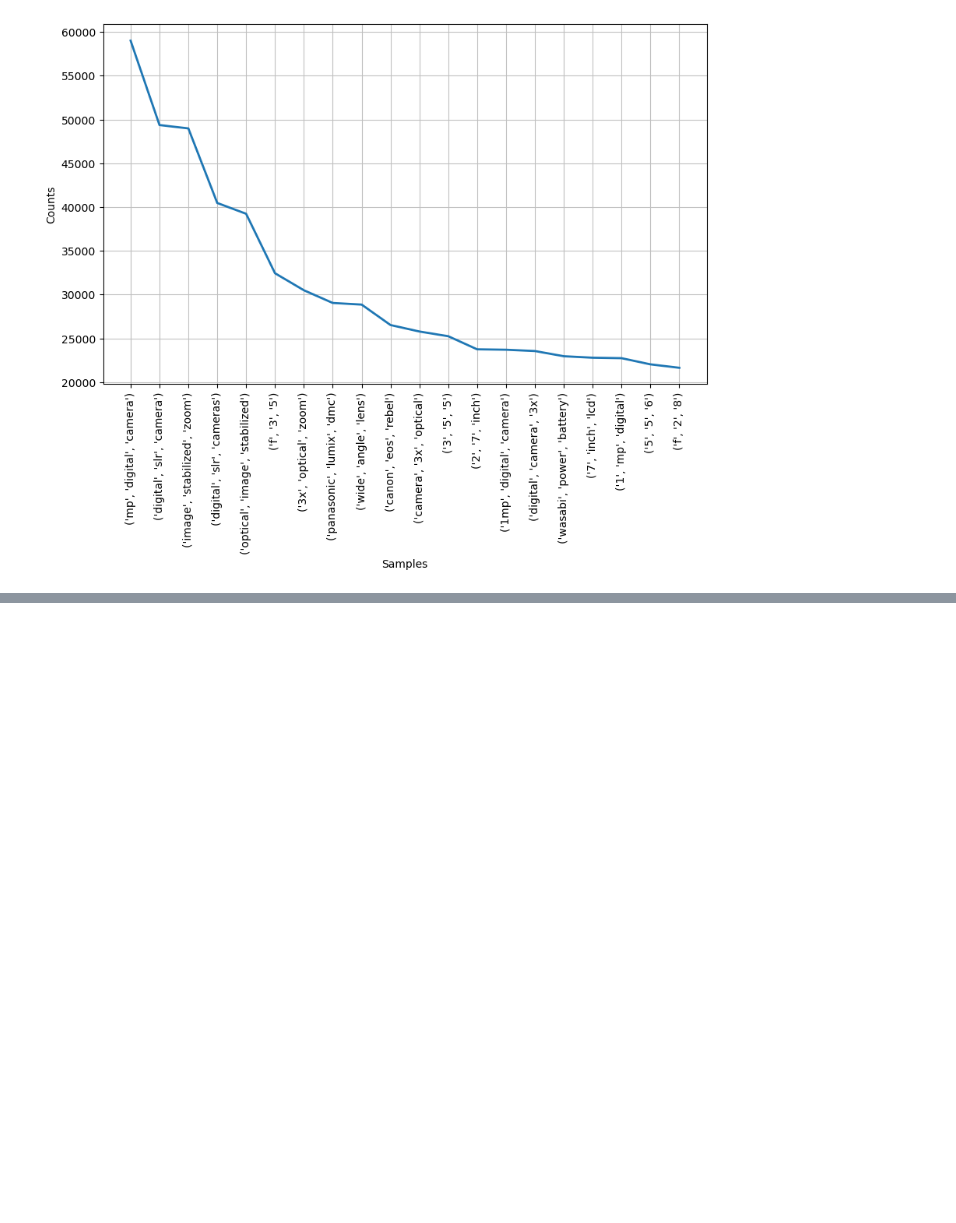
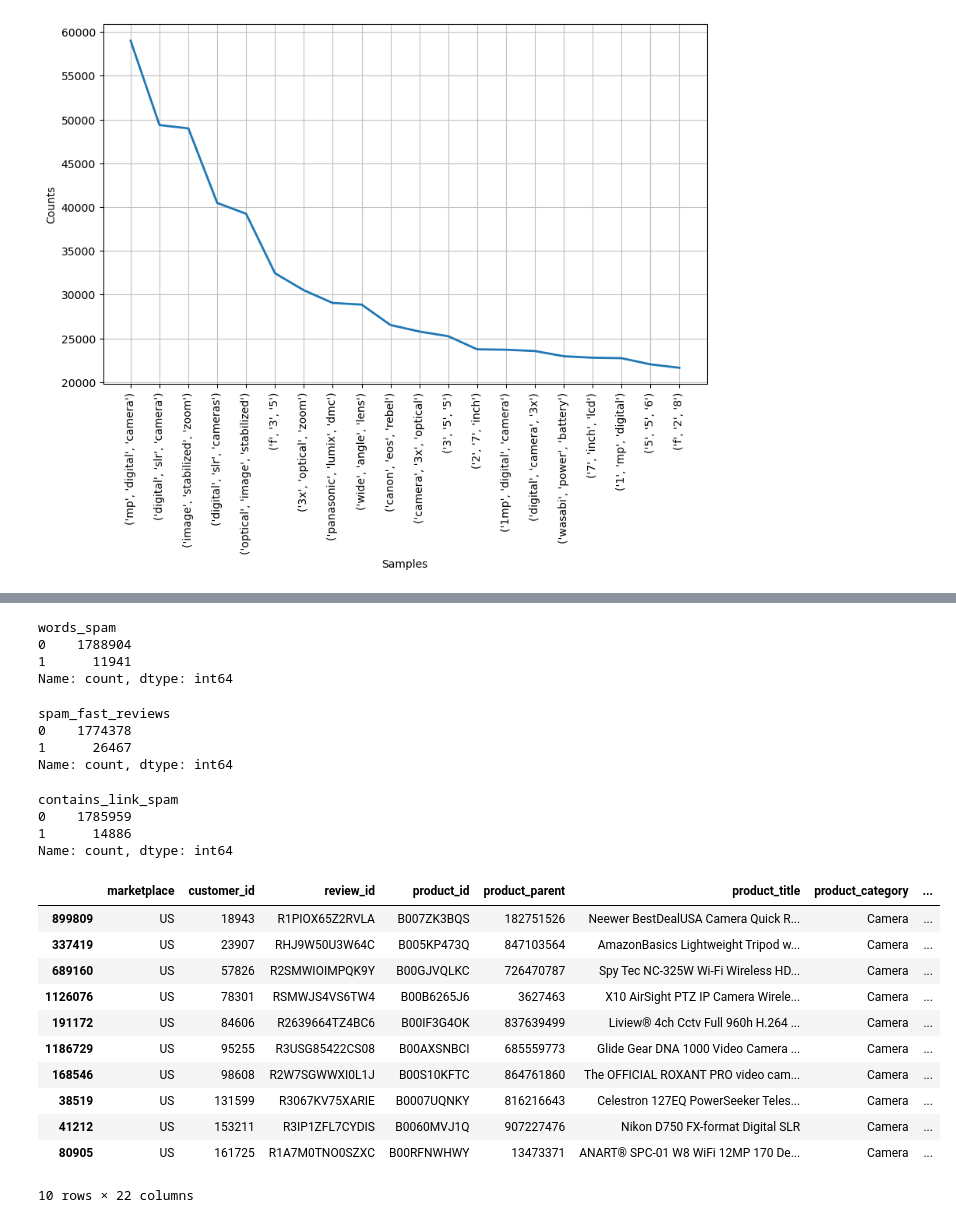
Before and after one commit to ezwang8/AI_BOOTCAMP_Group_Project_3_Amazon, a Jupyter notebook: Project_3.ipynb, the cells around one changed output, grey strips where cells are left out. Cells and saved outputs as stored; diff of their text form; code cells hidden in the pictures; blank space fills up the shorter version.

```diff
--- a/Project_3.ipynb
+++ b/Project_3.ipynb
@@ -338,0 +392,77 @@ plot_ngram('cleaned_without_stopwords', 3)
+# %%
+# Flag reviews with 5 or fewer words
+df["short_review"] = df["review_body"].apply(lambda x: 1 if len(x.split()) <= 5 else 0)
+
+# Mark spam to short reviews and spam_keyword reviews if they're also unverified
+df["words_spam"] = df.apply(lambda row: 1 if (
+    (row["short_review"] == 1 and row["verified_purchase"] == 0) or  # Must be Short & Unverified
+    (row["short_review"] == 1 and any(word in row["review_body"].lower() for word in spam_related_words))  # Must be Short & Spam Words
+) else 0, axis=1)
+
+# Check the current spam count
+print(df["words_spam"].value_counts())
+# %% [output]
+words_spam
+0    1788904
+1      11941
+Name: count, dtype: int64
+# %%
+# Sort reviews by customer_id and review_date
+df = df.sort_values(by=["customer_id", "review_date"])
+
+# Compute the difference in days between consecutive reviews from the same customer
+df["same_day_review"] = df.groupby("customer_id")["review_date"].diff().dt.days
+
+# Flag customers who post multiple reviews on the same day
+df["fast_reviews"] = df["same_day_review"].apply(lambda x: 1 if x is not None and x == 0 else 0)
+
+# Count how many fast reviews each customer posts per day
+fast_reviews_per_day = df[df["fast_reviews"] == 1].groupby(["customer_id", "review_date"]).size().reset_index(name="fast_review_count")
+
+# Flag customers who posted 10 or more fast reviews in a single day
+spam_fast_customers = fast_reviews_per_day[fast_reviews_per_day["fast_review_count"] >= 10]["customer_id"].unique()
+
+# Add a new spam column for fast reviewers
+df["spam_fast_reviews"] = df["customer_id"].apply(lambda x: 1 if x in spam_fast_customers else 0)
+
+# Check how many customers were flagged
+print(df["spam_fast_reviews"].value_counts())
+# %% [output]
+spam_fast_reviews
+0    1774378
+1      26467
+Name: count, dtype: int64
+# %%
+# Regex pattern for detecting URLs
+url_pattern = r"https?://\S+|www\.\S+|\b[a-zA-Z0-9.-]+\.(com|net|org|edu|gov|co|io|me|us|uk|ca|de|jp|fr|au|in)\b"
+
+# Function to detect URLs in review_body
+def mark_link_spam(df):
+    df["contains_link_spam"] = df["review_body"].apply(lambda x: 1 if re.search(url_pattern, x) else 0)
+    return df
+
+# Apply the function
+df = mark_link_spam(df)
+
+# Count the # of URL reviews flagged
+print(df["contains_link_spam"].value_counts())
+
+# Preview flagged spam reviews
+df[df["contains_link_spam"] == 1].head(10)
+# %% [output]
+contains_link_spam
+0    1785959
+1      14886
+Name: count, dtype: int64
+|  | marketplace | customer_id | review_id | product_id | product_parent | product_title | product_category | ... |
+| 899809 | US | 18943 | R1PIOX65Z2RVLA | B007ZK3BQS | 182751526 | Neewer BestDealUSA Camera Quick R... | Camera | ... |
+| 337419 | US | 23907 | RHJ9W50U3W64C | B005KP473Q | 847103564 | AmazonBasics Lightweight Tripod w... | Camera | ... |
+| 689160 | US | 57826 | R2SMWIOIMPQK9Y | B00GJVQLKC | 726470787 | Spy Tec NC-325W Wi-Fi Wireless HD... | Camera | ... |
+| 1126076 | US | 78301 | RSMWJS4VS6TW4 | B00B6265J6 | 3627463 | X10 AirSight PTZ IP Camera Wirele... | Camera | ... |
+| 191172 | US | 84606 | R2639664TZ4BC6 | B00IF3G4OK | 837639499 | Liview® 4ch Cctv Full 960h H.264 ... | Camera | ... |
+| 1186729 | US | 95255 | R3USG85422CS08 | B00AXSNBCI | 685559773 | Glide Gear DNA 1000 Video Camera ... | Camera | ... |
+| 168546 | US | 98608 | R2W7SGWWXI0L1J | B00S10KFTC | 864761860 | The OFFICIAL ROXANT PRO video cam... | Camera | ... |
+| 38519 | US | 131599 | R3067KV75XARIE | B0007UQNKY | 816216643 | Celestron 127EQ PowerSeeker Teles... | Camera | ... |
+| 41212 | US | 153211 | R3IP1ZFL7CYDIS | B0060MVJ1Q | 907227476 | Nikon D750 FX-format Digital SLR | Camera | ... |
+| 80905 | US | 161725 | R1A7M0TNO0SZXC | B00RFNWHWY | 13473371 | ANART® SPC-01 W8 WiFi 12MP 170 De... | Camera | ... |
+10 rows × 22 columns
```
Also changed, not shown: parts of 7 cells of this notebook, 1 other file.
